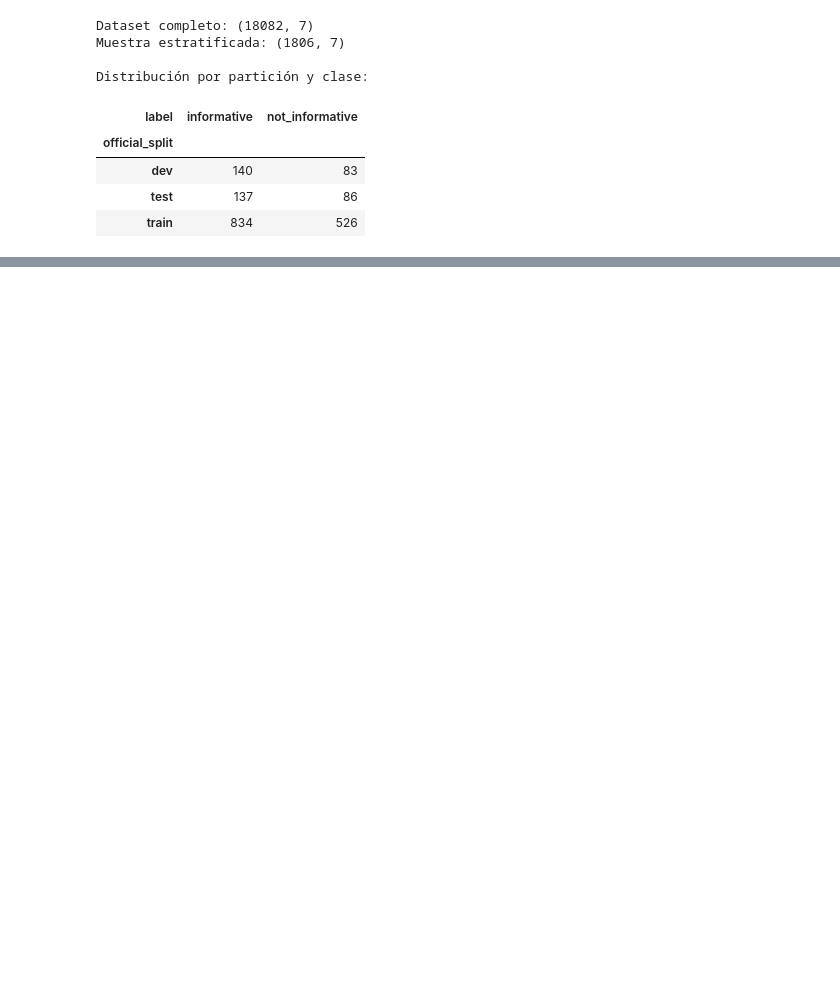
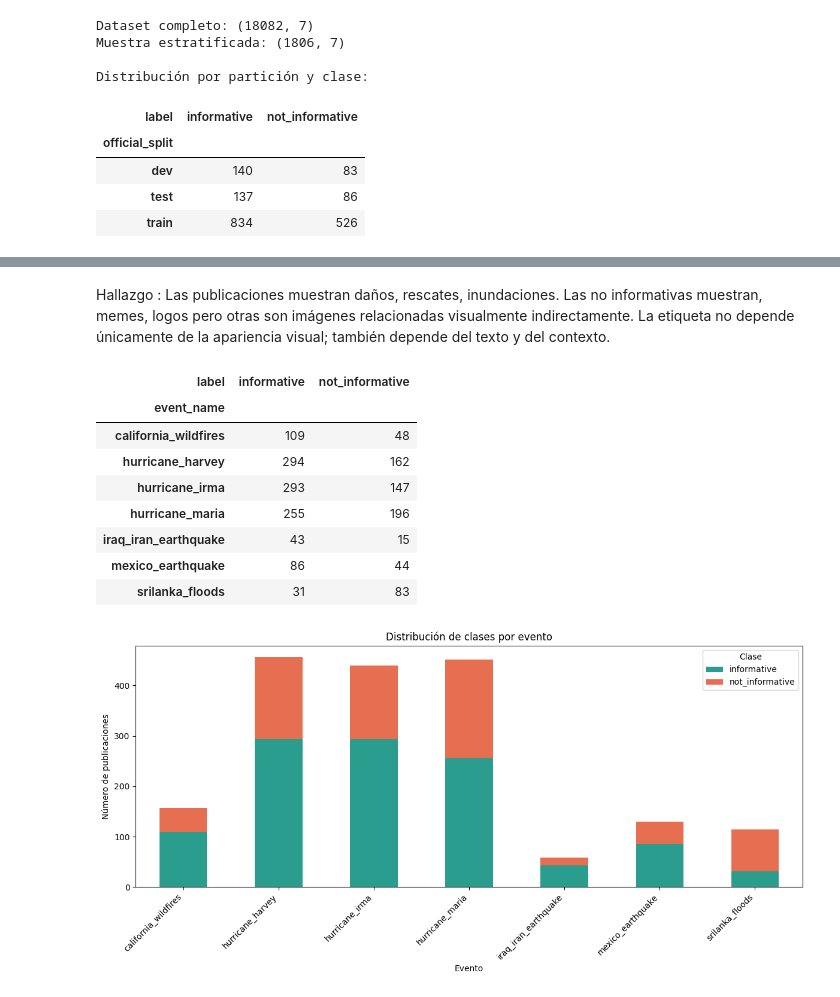
Before and after one commit to jessicamile94-star/crisis-mmd-multimodal-emergency-detection, a Jupyter notebook: CrisisMMD_Multimodal_Jessica_Ballesteros.ipynb, the cells around one changed output, grey strips where cells are left out. Cells and saved outputs as stored; diff of their text form; code cells hidden in the pictures; blank space fills up the shorter version.

```diff
--- a/CrisisMMD_Multimodal_Jessica_Ballesteros.ipynb
+++ b/CrisisMMD_Multimodal_Jessica_Ballesteros.ipynb
@@ -124,0 +291,38 @@ Distribución por partición y clase:
+# %% [markdown]
+Hallazgo :
+Las publicaciones muestran daños, rescates, inundaciones.
+Las no informativas muestran, memes, logos pero otras son imágenes relacionadas visualmente indirectamente.
+La etiqueta no depende únicamente de la apariencia visual; también depende del texto y del contexto.
+# %%
+event_label_table = pd.crosstab(
+    df["event_name"],
+    df["label"]
+)
+
+display(event_label_table)
+
+event_label_table.plot(
+    kind="bar",
+    stacked=True,
+    figsize=(12, 6),
+    color=["#2a9d8f", "#e76f51"]
+)
+
+plt.title("Distribución de clases por evento")
+plt.xlabel("Evento")
+plt.ylabel("Número de publicaciones")
+plt.xticks(rotation=45, ha="right")
+plt.legend(title="Clase")
+plt.tight_layout()
+plt.show()
+# %% [output]
+| label | informative | not_informative |
+| event_name |  |  |
+| california_wildfires | 109 | 48 |
+| hurricane_harvey | 294 | 162 |
+| hurricane_irma | 293 | 147 |
+| hurricane_maria | 255 | 196 |
+| iraq_iran_earthquake | 43 | 15 |
+| mexico_earthquake | 86 | 44 |
+| srilanka_floods | 31 | 83 |
+[figure, added]
```
Also changed, not shown: parts of 13 cells of this notebook.
